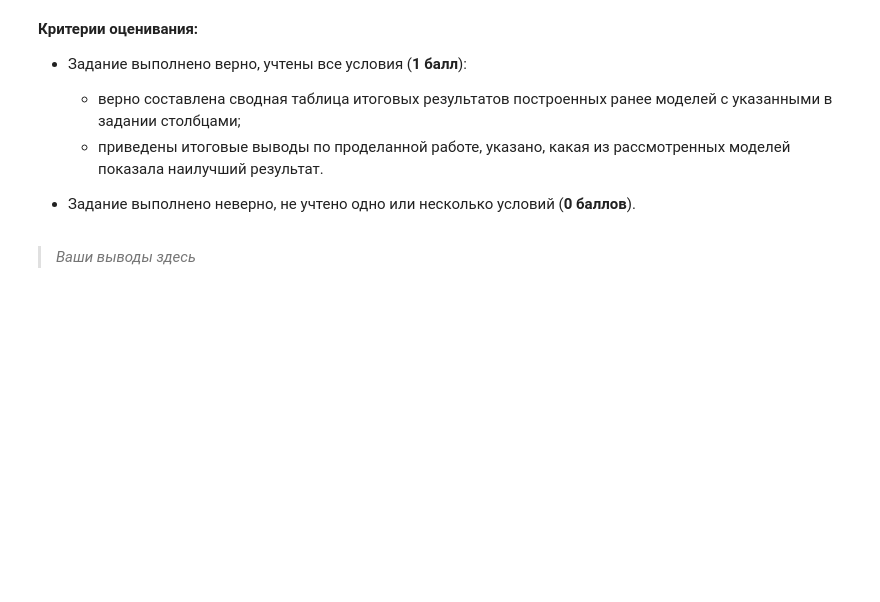
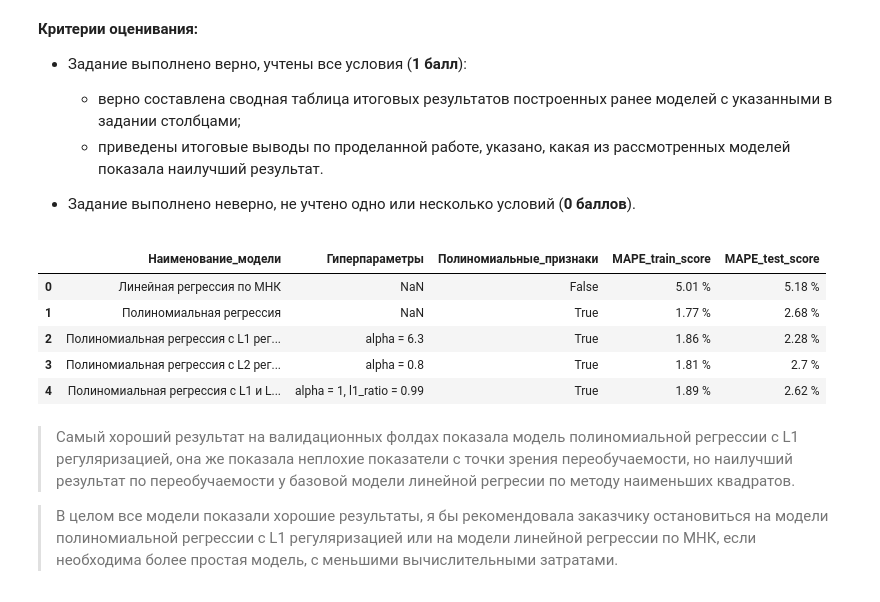
Before and after one commit to Cu-hedgehog/DS, a Jupyter notebook: Math/MATH-ML-2. Практика. Ноутбук-шаблон.ipynb, the cells around one changed output. Saved outputs shown, nothing was run; the diff lists cells and outputs as text; code cells hidden in the pictures; blank space fills up the shorter version.

```diff
--- a/Math/MATH-ML-2. Практика. Ноутбук-шаблон.ipynb
+++ b/Math/MATH-ML-2. Практика. Ноутбук-шаблон.ipynb
@@ -528,6 +740,40 @@ from sklearn.model_selection import cross_validate
 
 - Задание выполнено неверно, не учтено одно или несколько условий (**0 баллов**).
 # %%
-# Ваш код здесь
+mape_tr_lr = f"{round(-cv_results_lr['train_score'].mean()* 100, 2)} %"
+mape_t_lr = f"{round(-cv_results_lr['test_score'].mean()* 100, 2)} %"
+
+mape_tr_pf = f"{round(-cv_results_pf['train_score'].mean()* 100, 2)} %"
+mape_t_pf = f"{round(-cv_results_pf['test_score'].mean()* 100, 2)} %"
+
+mape_tr_l = f"{round(-cv_results_l['train_score'].mean()* 100, 2)} %"
+mape_t_l = f"{round(-cv_results_l['test_score'].mean()* 100, 2)} %"
+
+mape_tr_r = f"{round(-cv_results_r['train_score'].mean()* 100, 2)} %"
+mape_t_r = f"{round(-cv_results_r['test_score'].mean()* 100, 2)} %"
+
+mape_tr_en = f"{round(-cv_results_en['train_score'].mean()* 100, 2)} %"
+mape_t_en = f"{round(-cv_results_en['test_score'].mean()* 100, 2)} %"
+
+result = pd.DataFrame(
+    data = [
+        ['Линейная регрессия по МНК', np.nan, False, mape_tr_lr, mape_t_lr],
+        ['Полиномиальная регрессия', np.nan, True, mape_tr_pf, mape_t_pf],
+        ['Полиномиальная регрессия с L1 регуляризацией', f'alpha = {alpha_lasso}', True, mape_tr_l, mape_t_l],
+        ['Полиномиальная регрессия с L2 регуляризацией', f'alpha = {alpha_ridge}', True, mape_tr_r, mape_t_r],
+        ['Полиномиальная регрессия с L1 и L2 регуляризациями', f'alpha = {alpha_en}, l1_ratio = {l1_ratio_en}', True, mape_tr_en, mape_t_en]
+    ],
+    columns = ['Наименование_модели', 'Гиперпараметры', 'Полиномиальные_признаки', 'MAPE_train_score', 'MAPE_test_score']
+)
+result
+# %% [output]
+|  | Наименование_модели | Гиперпараметры | Полиномиальные_признаки | MAPE_train_score | MAPE_test_score |
+| 0 | Линейная регрессия по МНК | NaN | False | 5.01 % | 5.18 % |
+| 1 | Полиномиальная регрессия | NaN | True | 1.77 % | 2.68 % |
+| 2 | Полиномиальная регрессия с L1 рег... | alpha = 6.3 | True | 1.86 % | 2.28 % |
+| 3 | Полиномиальная регрессия с L2 рег... | alpha = 0.8 | True | 1.81 % | 2.7 % |
+| 4 | Полиномиальная регрессия с L1 и L... | alpha = 1, l1_ratio = 0.99 | True | 1.89 % | 2.62 % |
 # %% [markdown]
-> *Ваши выводы здесь*
+> Самый хороший результат на валидационных фолдах показала модель полиномиальной регрессии с L1 регуляризацией, она же показала неплохие показатели с точки зрения переобучаемости, но наилучший результат по переобучаемости у базовой модели линейной регресии по методу наименьших квадратов.
+
+> В целом все модели показали хорошие результаты, я бы рекомендовала заказчику остановиться на модели полиномиальной регрессии с L1 регуляризацией или на модели линейной регрессии по МНК, если необходима более простая модель, с меньшими вычислительными затратами.
```
Also changed, not shown: parts of 30 cells of this notebook.
